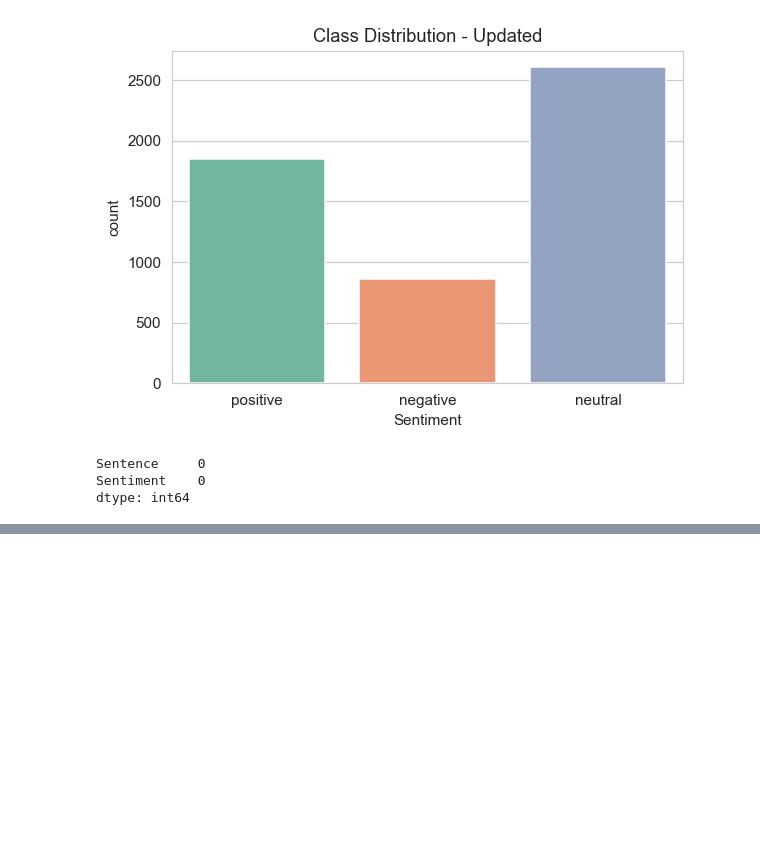
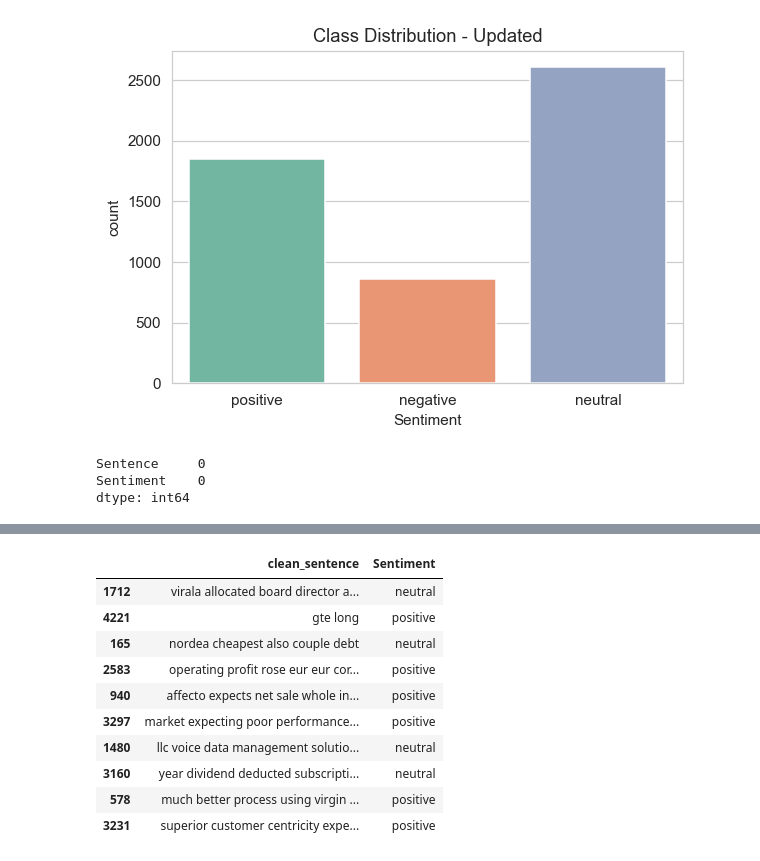
Before and after one commit to leoAshu/phishing-url-detection, a Jupyter notebook: notebooks/EDA-Master.ipynb, the cells around one changed output, grey strips where cells are left out. Cells and saved outputs as stored; diff of their text form; code cells hidden in the pictures; blank space fills up the shorter version.

```diff
--- a/notebooks/EDA-Master.ipynb
+++ b/notebooks/EDA-Master.ipynb
@@ -161,0 +195,12 @@ Text(0.5, 0, 'Sentiment')
+# %%
+# spawning a word lemmatizer
+lemma = WordNetLemmatizer()
+
+# loading all the english stopwords
+stop_words = stopwords.words('english')
+
+# total stopwords
+print(len(stop_words))
+
+# first 10 stopwords
+print(stop_words[:10])
@@ -161,0 +210,18 @@ Text(0.5, 0, 'Sentiment')
+# %%
+## defining the cleaning and preprocessing actions
+# converting text to lowercase
+# removing links
+# coverting text into tokens
+# removing stop words
+# lemmatizing all words
+# removing all words with length less than 3
+def clean_text(text):
+    text = str(text).lower()
+    text = re.sub(r'http\S+',' ',text)
+    text = re.sub('[^a-zA-Z]',' ',text)
+    text = word_tokenize(text)
+    text = [item for item in text if item not in stop_words]
+    text = [lemma.lemmatize(w) for w in text]
+    text = [i for i in text if len(i)>2]
+    text = ' '.join(text)
+    return text
@@ -161,0 +240,20 @@ Text(0.5, 0, 'Sentiment')
+# %%
+# clean training dataset
+df_train_cleaned = df_train.loc[:,['clean_sentence', 'Sentiment']]
+
+# saving the cleaned training data
+df_train_cleaned.to_csv('../data/train_data.csv', index=False)
+
+display(df_train_cleaned.sample(10))
+# %% [output]
+|  | clean_sentence | Sentiment |
+| 1712 | virala allocated board director a... | neutral |
+| 4221 | gte long | positive |
+| 165 | nordea cheapest also couple debt | neutral |
+| 2583 | operating profit rose eur eur cor... | positive |
+| 940 | affecto expects net sale whole in... | positive |
+| 3297 | market expecting poor performance... | positive |
+| 1480 | llc voice data management solutio... | neutral |
+| 3160 | year dividend deducted subscripti... | neutral |
+| 578 | much better process using virgin ... | positive |
+| 3231 | superior customer centricity expe... | positive |
```
Also changed, not shown: parts of 10 cells of this notebook.
